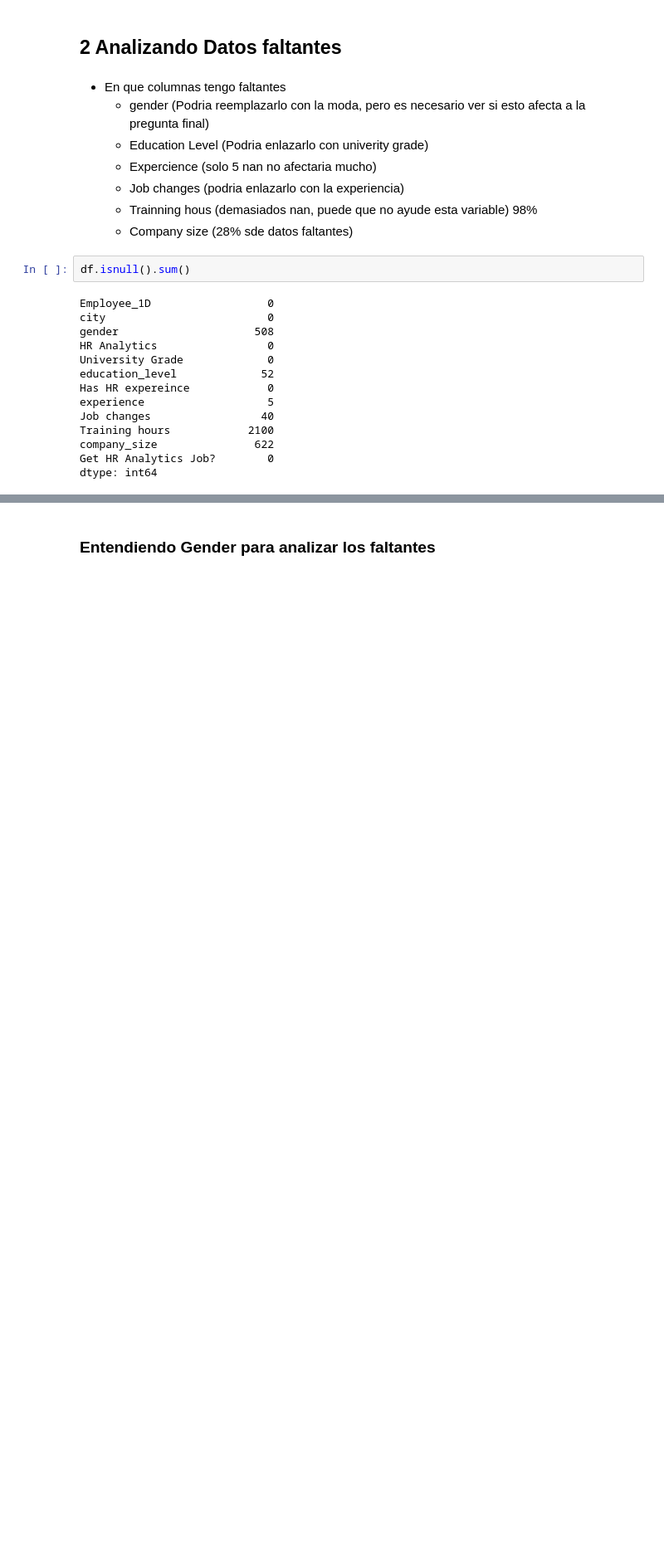
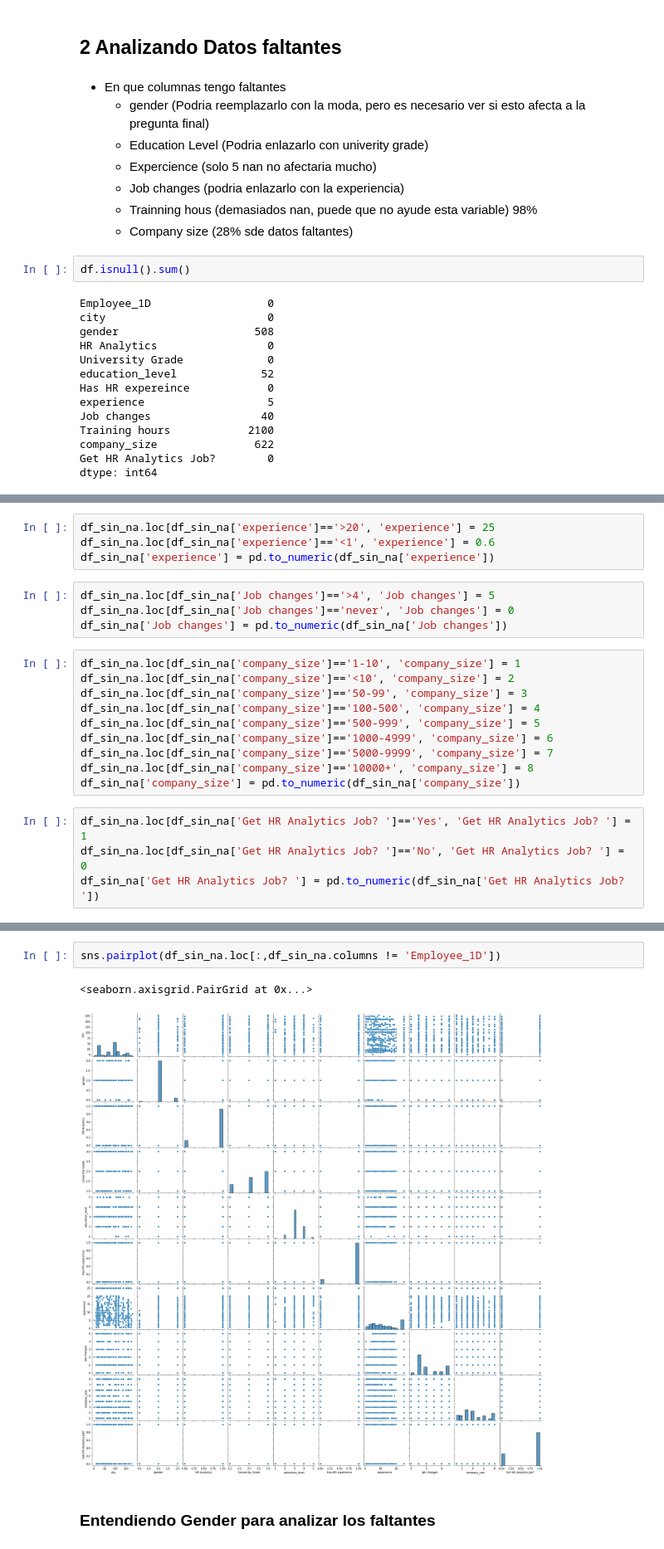
Before and after one commit to anamumaq/JobShift, a Jupyter notebook: analisis_job_shift.ipynb, the cells around one changed output, grey strips where cells are left out. Shown: that part at 83% size. Saved outputs shown, nothing was run; the diff lists cells and outputs as text; blank space fills up the shorter version.

```diff
--- a/analisis_job_shift.ipynb
+++ b/analisis_job_shift.ipynb
@@ -115,0 +168,22 @@ dtype: int64
+# %%
+df_sin_na.loc[df_sin_na['experience']=='>20', 'experience'] = 25
+df_sin_na.loc[df_sin_na['experience']=='<1', 'experience'] = 0.6
+df_sin_na['experience'] = pd.to_numeric(df_sin_na['experience'])
+# %%
+df_sin_na.loc[df_sin_na['Job changes']=='>4', 'Job changes'] = 5
+df_sin_na.loc[df_sin_na['Job changes']=='never', 'Job changes'] = 0
+df_sin_na['Job changes'] = pd.to_numeric(df_sin_na['Job changes'])
+# %%
+df_sin_na.loc[df_sin_na['company_size']=='1-10', 'company_size'] = 1
+df_sin_na.loc[df_sin_na['company_size']=='<10', 'company_size'] = 2
+df_sin_na.loc[df_sin_na['company_size']=='50-99', 'company_size'] = 3
+df_sin_na.loc[df_sin_na['company_size']=='100-500', 'company_size'] = 4
+df_sin_na.loc[df_sin_na['company_size']=='500-999', 'company_size'] = 5
+df_sin_na.loc[df_sin_na['company_size']=='1000-4999', 'company_size'] = 6
+df_sin_na.loc[df_sin_na['company_size']=='5000-9999', 'company_size'] = 7
+df_sin_na.loc[df_sin_na['company_size']=='10000+', 'company_size'] = 8
+df_sin_na['company_size'] = pd.to_numeric(df_sin_na['company_size'])
+# %%
+df_sin_na.loc[df_sin_na['Get HR Analytics Job? ']=='Yes', 'Get HR Analytics Job? '] = 1
+df_sin_na.loc[df_sin_na['Get HR Analytics Job? ']=='No', 'Get HR Analytics Job? '] = 0
+df_sin_na['Get HR Analytics Job? '] = pd.to_numeric(df_sin_na['Get HR Analytics Job? '])
@@ -116,3 +211,8 @@ dtype: int64
+# %%
+sns.pairplot(df_sin_na.loc[:,df_sin_na.columns != 'Employee_1D'])
+# %% [output]
+<seaborn.axisgrid.PairGrid at 0x...>
+[figure, added]
 # %% [markdown]
 ### Entendiendo Gender para analizar los faltantes
 # %% [markdown]
```
Also changed, not shown: parts of 20 cells of this notebook.
